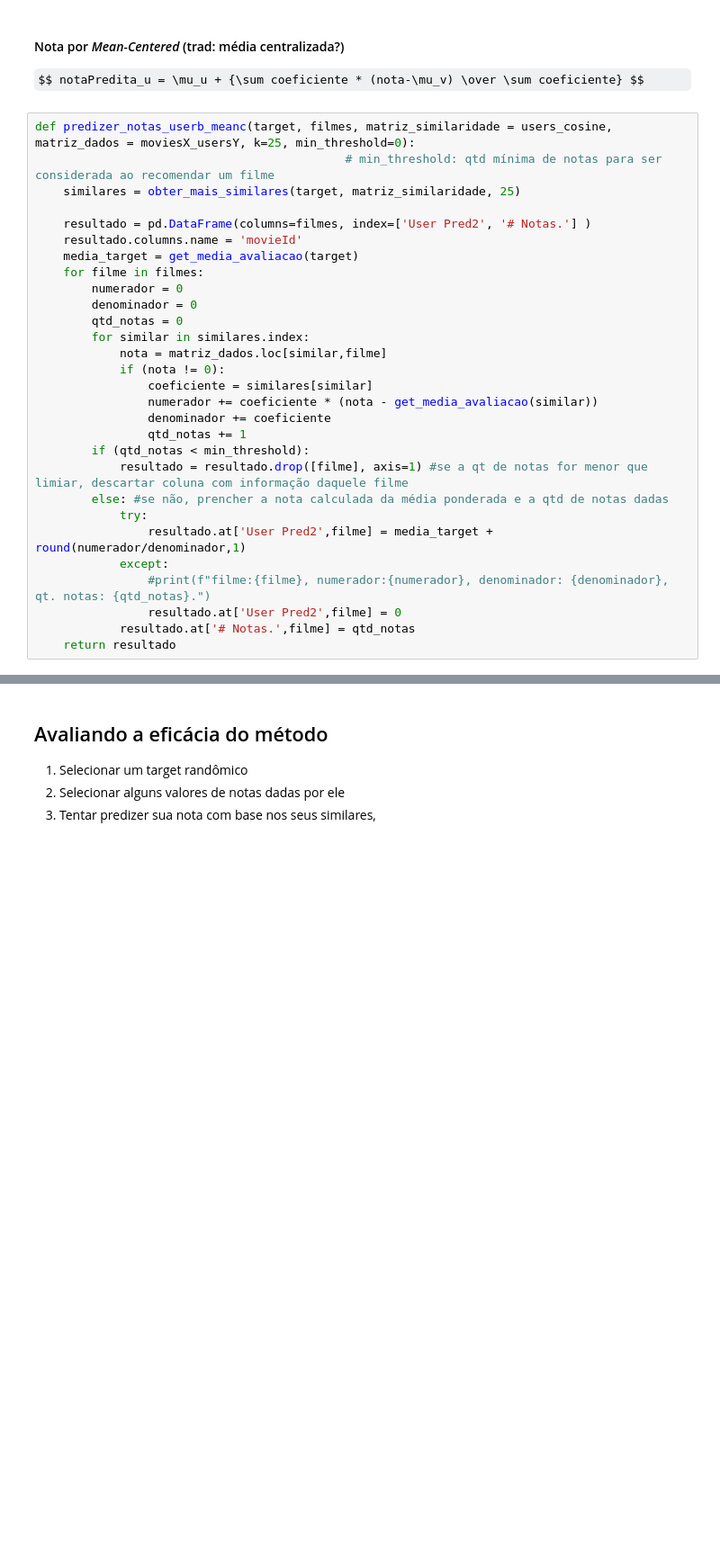
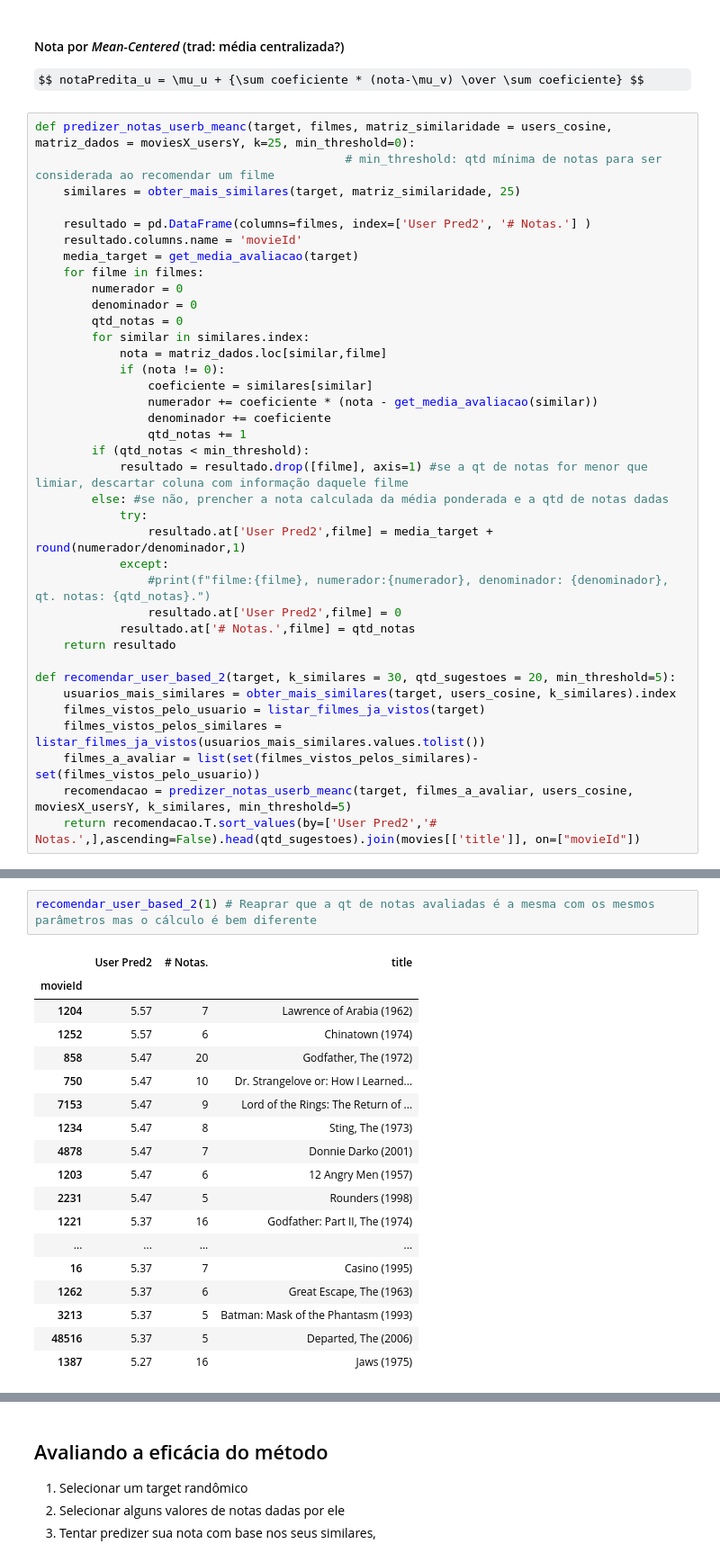
Before and after one commit to xnes/recsys, a Jupyter notebook: rec_sys_apresentacao_2.ipynb, the cells around one changed output, grey strips where cells are left out. Shown: that part at 90% size. Drawn from its saved outputs; the diff is of its cells as text; some formulas as TeX source; blank space fills up the shorter version.

```diff
--- a/rec_sys_apresentacao_2.ipynb
+++ b/rec_sys_apresentacao_2.ipynb
@@ -365,3 +332,11 @@ def predizer_notas_userb_meanc(target, filmes, matriz_similaridade = users_cosin
                 resultado.at['User Pred2',filme] = 0
             resultado.at['# Notas.',filme] = qtd_notas
     return resultado
+
+def recomendar_user_based_2(target, k_similares = 30, qtd_sugestoes = 20, min_threshold=5):
+    usuarios_mais_similares = obter_mais_similares(target, users_cosine, k_similares).index
+    filmes_vistos_pelo_usuario = listar_filmes_ja_vistos(target)
+    filmes_vistos_pelos_similares = listar_filmes_ja_vistos(usuarios_mais_similares.values.tolist())
+    filmes_a_avaliar = list(set(filmes_vistos_pelos_similares)-set(filmes_vistos_pelo_usuario))
+    recomendacao = predizer_notas_userb_meanc(target, filmes_a_avaliar, users_cosine, moviesX_usersY, k_similares, min_threshold=5)
+    return recomendacao.T.sort_values(by=['User Pred2','# Notas.',],ascending=False).head(qtd_sugestoes).join(movies[['title']], on=["movieId"])
@@ -395,0 +343,21 @@ recomendacao.T.sort_values(by=['User Pred2','# Notas.',],ascending=False).head(q
+# %%
+recomendar_user_based_2(1) # Reaprar que a qt de notas avaliadas é a mesma com os mesmos parâmetros mas o cálculo é bem diferente
+# %% [output]
+|  | User Pred2 | # Notas. | title |
+| movieId |  |  |  |
+| 1204 | 5.57 | 7 | Lawrence of Arabia (1962) |
+| 1252 | 5.57 | 6 | Chinatown (1974) |
+| 858 | 5.47 | 20 | Godfather, The (1972) |
+| 750 | 5.47 | 10 | Dr. Strangelove or: How I Learned... |
+| 7153 | 5.47 | 9 | Lord of the Rings: The Return of ... |
+| 1234 | 5.47 | 8 | Sting, The (1973) |
+| 4878 | 5.47 | 7 | Donnie Darko (2001) |
+| 1203 | 5.47 | 6 | 12 Angry Men (1957) |
+| 2231 | 5.47 | 5 | Rounders (1998) |
+| 1221 | 5.37 | 16 | Godfather: Part II, The (1974) |
+| ... | ... | ... | ... |
+| 16 | 5.37 | 7 | Casino (1995) |
+| 1262 | 5.37 | 6 | Great Escape, The (1963) |
+| 3213 | 5.37 | 5 | Batman: Mask of the Phantasm (1993) |
+| 48516 | 5.37 | 5 | Departed, The (2006) |
+| 1387 | 5.27 | 16 | Jaws (1975) |
```
Also changed, not shown: parts of 18 cells of this notebook.
